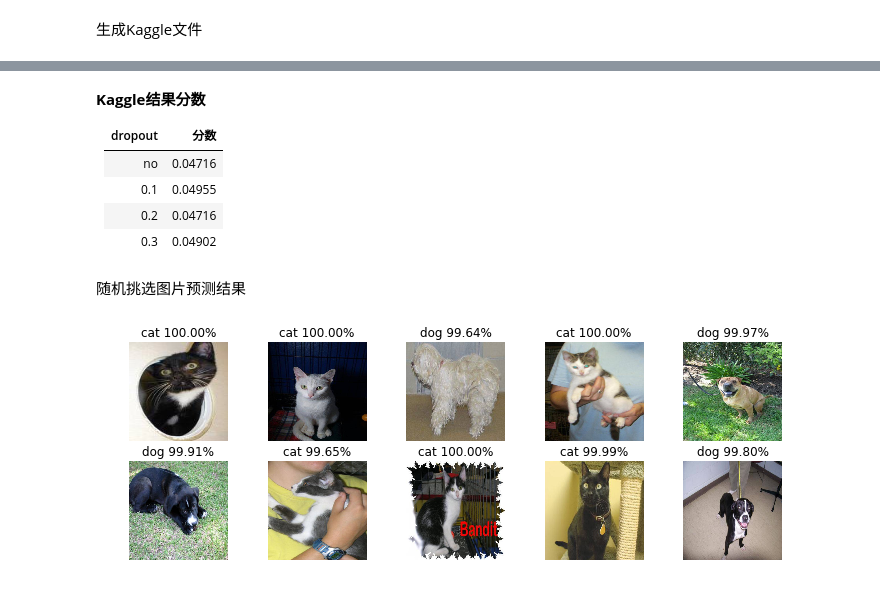
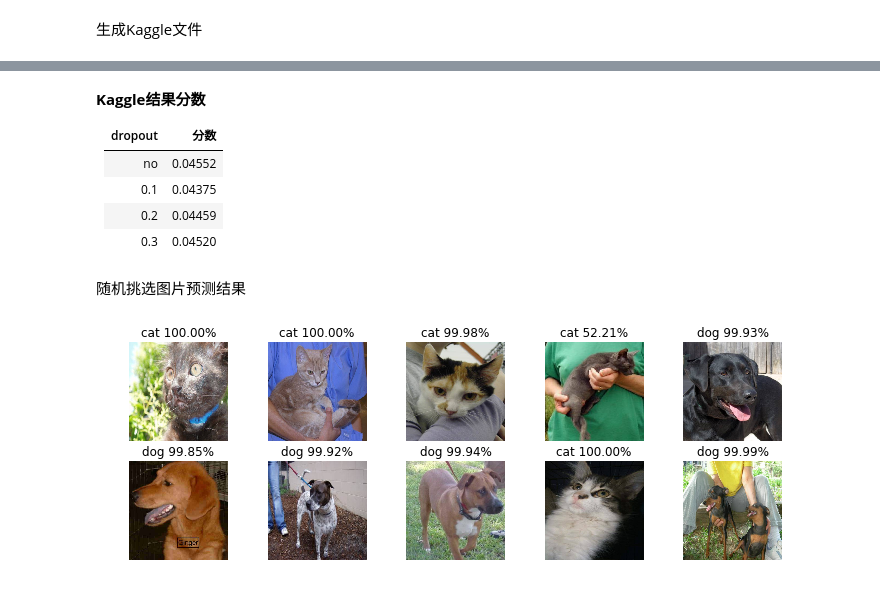
Before and after one commit to guomxin/mlnd-dogsvscats, a Jupyter notebook: 猫狗大战.ipynb, the cells around one changed output, grey strips where cells are left out. Drawn from its saved outputs; the diff is of its cells as text; code cells hidden in the pictures.

```diff
--- a/猫狗大战.ipynb
+++ b/猫狗大战.ipynb
@@ -289,6 +374,7 @@ import cv2
 image_matrix = np.zeros((test_count,target_image_size[0], target_image_size[0], 3), dtype=np.float32)
 for i in tqdm(range(test_count)):
     image_matrix[i] = get_image(i+1)
+image_matrix = preprocess_input(image_matrix)
 # %%
 model = get_model_from_xception()
 for optimizer_name in ['adam', 'adadelta', 'sgd']:
@@ -303 +389,9 @@ for optimizer_name in ['adam', 'adadelta', 'sgd']:
 12500/12500 [==============================] - 61s 5ms/step
+# %%
+model = get_model_from_xception_2F()
+for optimizer_name in ['adam']:
+    weights_name = 'xception_start_2F_best_binary_crossentropy_{}.h5'.format(optimizer_name)
+    model.load_weights(weights_name)
+    pred = model.predict(image_matrix, verbose=1)
+    pred = pred.clip(min=0.005, max=0.995)
+    generate_kaggle_file(pred, "xception_start_2F_{}".format(optimizer_name))
@@ -319,7 +415,7 @@ import random
 plt.figure(figsize=(12, 4))
 for i in range(10):
     x = get_image(random.randint(1, test_count))
-    prediction = model.predict(np.expand_dims(x, axis=0))
+    prediction = model.predict(preprocess_input(np.expand_dims(x, axis=0)))
     prediction = prediction[0]
     plt.subplot(2, 5, i+1)
     if prediction < 0.5:
@@ -499,29 +587,29 @@ for (model, model_name) in model_list:
 
 | dropout | 分数 |
 | --- | --- |
-|no| 0.04716 |
-|0.1| 0.04955 |
-|0.2| 0.04716 |
-|0.3| 0.04902 |
+|no| 0.04552 |
+|0.1| 0.04375 |
+|0.2| 0.04459 |
+|0.3| 0.04520 |
 # %% [markdown]
 随机挑选图片预测结果
 # %%
-model = get_model("xception", [0.2])[0][0]
-model.load_weights("xception_dropout-0.20_best_binary_crossentropy_adam.h5")
+model = get_model("xception", [0.1])[0][0]
+model.load_weights("xception_dropout-0.10_best_binary_crossentropy_adam.h5")
 # %%
 import random
 plt.figure(figsize=(12, 4))
 for i in range(10):
     x = get_image(random.randint(1, test_count))
-    prediction = model.predict(np.expand_dims(x, axis=0))
+    prediction = model.predict(preprocess_input(np.expand_dims(x, axis=0)))
     prediction = prediction[0]
     plt.subplot(2, 5, i+1)
     if prediction < 0.5:
         plt.title("cat {:.2f}%".format(100 - float(prediction)*100))
     else:
         plt.title("dog {:.2f}%".format(float(prediction)*100))
 
     plt.axis('off')
     plt.imshow(x[:, :, ::-1])
 # %% [output]
-[figure, old version]
+[figure, new version]
```
Also changed, not shown: parts of 20 cells of this notebook, 3 other files.
